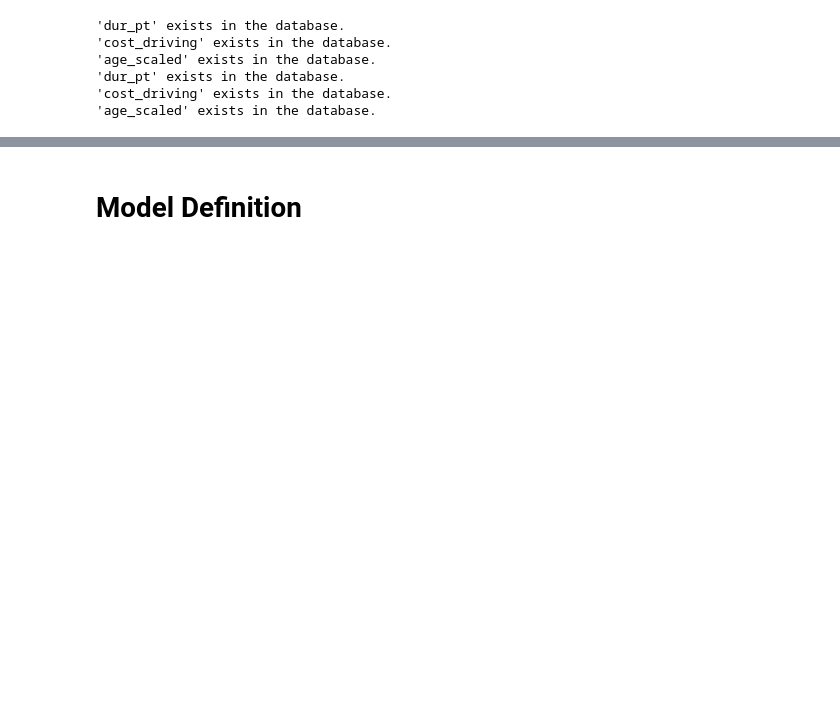
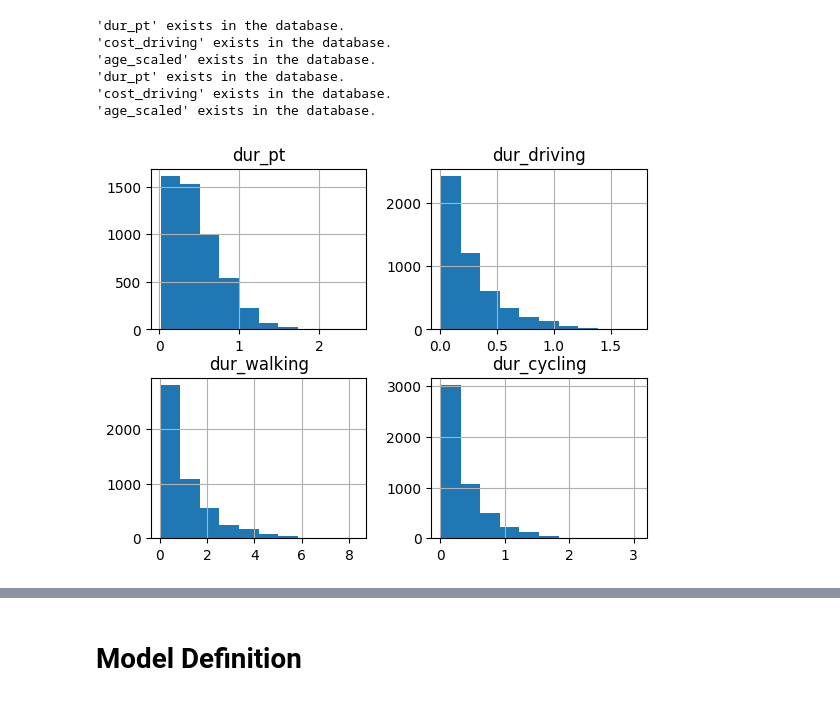
Before and after one commit to jayati-17/Discrete_choice_modelling, a Jupyter notebook: Model_3/Model_3.ipynb, the cells around one changed output, grey strips where cells are left out. Cells and saved outputs as stored; diff of their text form; code cells hidden in the pictures; blank space fills up the shorter version.

```diff
--- a/Model_3/Model_3.ipynb
+++ b/Model_3/Model_3.ipynb
@@ -29,7 +29,8 @@ file_path = os.path.join(os.pardir, 'lpmc01.dat')
 #file_path = os.path.join(data_folder, 'lpmc01.dat')
 
 df = pd.read_csv(file_path, sep = '\t')
-df['age_scaled'] = (df['age'] - df['age'].mean()) / df['age'].std()
+df['age_normalized'] = (df['age'] - df['age'].mean()) / df['age'].std()
+df['age_scaled'] = df['age'] / df['age'].max()
 df['cost_driving'] = df['cost_driving_ccharge'] + df['cost_driving_fuel']
 df['dur_pt'] = df['dur_pt_access'] + df['dur_pt_rail'] + df['dur_pt_int'] + df['dur_pt_bus']
 
@@ -116,3 +117,7 @@ dur_pt = dur_pt_access + dur_pt_int + dur_pt_bus + dur_pt_rail  # Public transpo
 'dur_pt' exists in the database.
 'cost_driving' exists in the database.
 'age_scaled' exists in the database.
+# %%
+hist = df[['dur_pt','dur_driving','dur_walking','dur_cycling']].hist()
+# %% [output]
+[figure, added]
```
Also changed, not shown: parts of 17 cells of this notebook, 16 other files.
